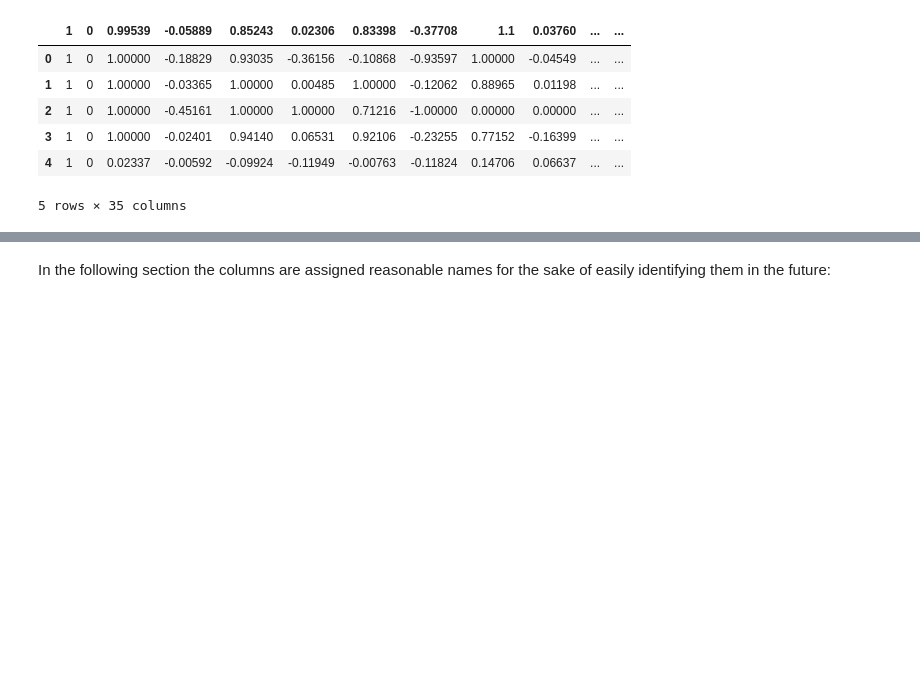
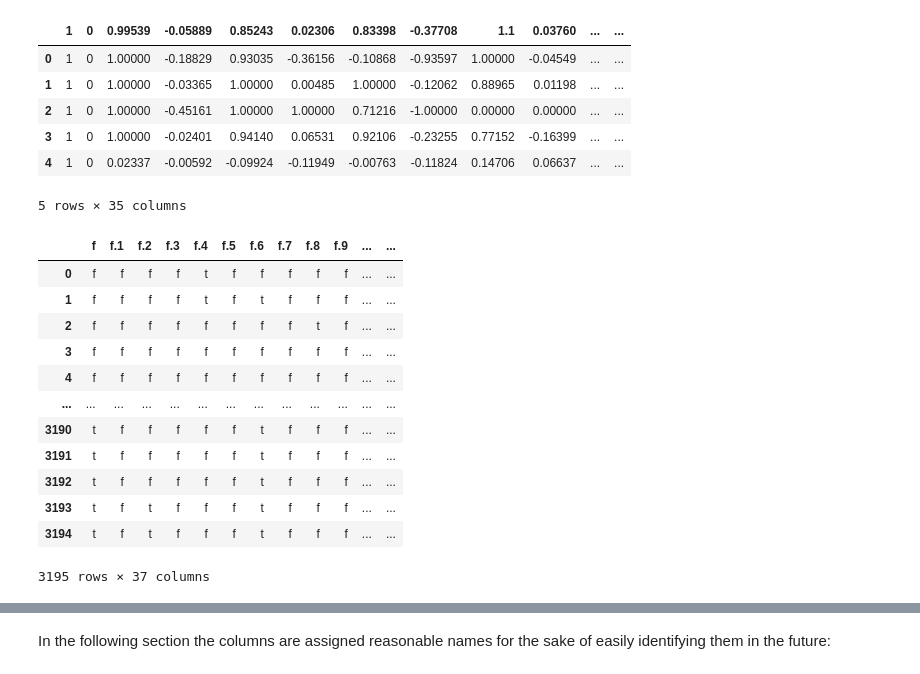
Before and after one commit to jalovisko/Machine-Learning-101, a Jupyter notebook: COMP 551 - Project 1.ipynb, the cells around one changed output, grey strips where cells are left out. Cells and saved outputs as stored; diff of their text form; code cells hidden in the pictures; blank space fills up the shorter version.

```diff
--- a/COMP 551 - Project 1.ipynb
+++ b/COMP 551 - Project 1.ipynb
@@ -26,3 +24,20 @@ ionosphere.head()
 | 3 | 1 | 0 | 1.00000 | -0.02401 | 0.94140 | 0.06531 | 0.92106 | -0.23255 | 0.77152 | -0.16399 | ... | ... |
 | 4 | 1 | 0 | 0.02337 | -0.00592 | -0.09924 | -0.11949 | -0.00763 | -0.11824 | 0.14706 | 0.06637 | ... | ... |
 5 rows × 35 columns
+# %%
+dfghdfgn = pd.read_csv('https://archive.ics.uci.edu/ml/machine-learning-databases/chess/king-rook-vs-king-pawn/kr-vs-kp.data')
+dfghdfgn
+# %% [output]
+|  | f | f.1 | f.2 | f.3 | f.4 | f.5 | f.6 | f.7 | f.8 | f.9 | ... | ... |
+| 0 | f | f | f | f | t | f | f | f | f | f | ... | ... |
+| 1 | f | f | f | f | t | f | t | f | f | f | ... | ... |
+| 2 | f | f | f | f | f | f | f | f | t | f | ... | ... |
+| 3 | f | f | f | f | f | f | f | f | f | f | ... | ... |
+| 4 | f | f | f | f | f | f | f | f | f | f | ... | ... |
+| ... | ... | ... | ... | ... | ... | ... | ... | ... | ... | ... | ... | ... |
+| 3190 | t | f | f | f | f | f | t | f | f | f | ... | ... |
+| 3191 | t | f | f | f | f | f | t | f | f | f | ... | ... |
+| 3192 | t | f | f | f | f | f | t | f | f | f | ... | ... |
+| 3193 | t | f | t | f | f | f | t | f | f | f | ... | ... |
+| 3194 | t | f | t | f | f | f | t | f | f | f | ... | ... |
+3195 rows × 37 columns
```
Also changed, not shown: parts of 2 cells of this notebook, 1 other file.
